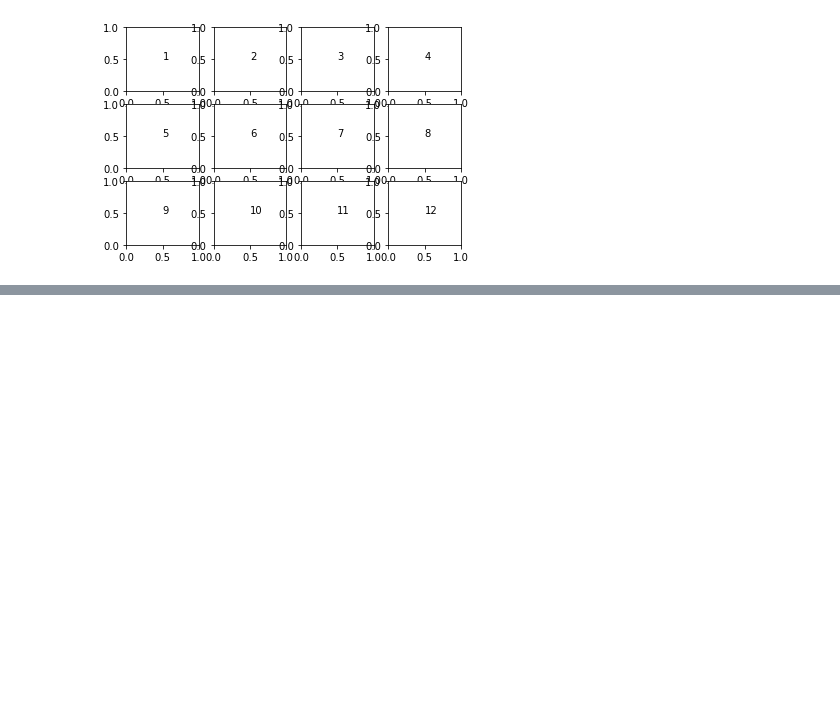
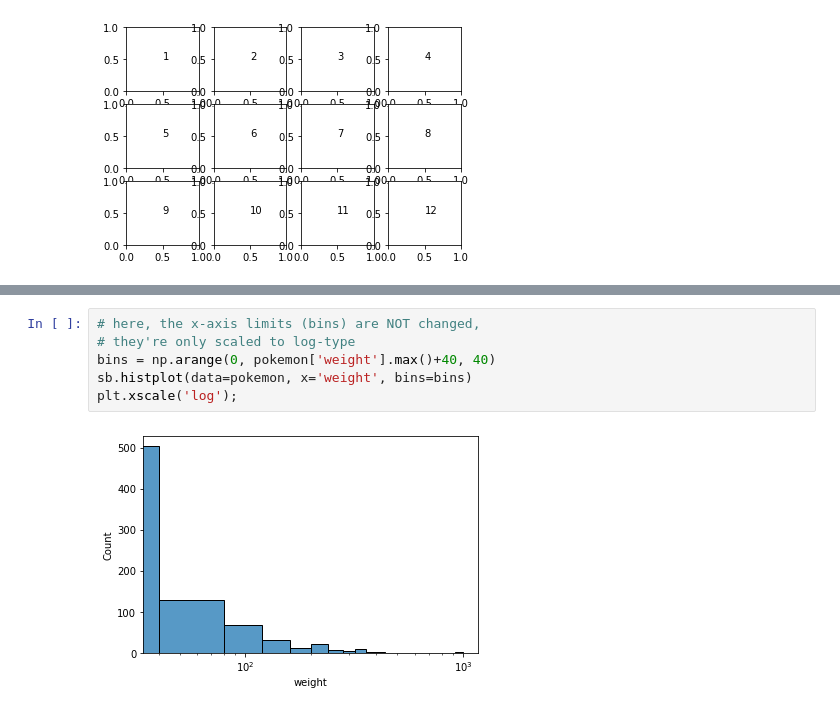
Before and after one commit to tharcyla/data-visualization, a Jupyter notebook: 03_Univariate-Exploration-of-Data.ipynb, the cells around one changed output, grey strips where cells are left out. Saved outputs shown, nothing was run; the diff lists cells and outputs as text; blank space fills up the shorter version.

```diff
--- a/03_Univariate-Exploration-of-Data.ipynb
+++ b/03_Univariate-Exploration-of-Data.ipynb
@@ -968,0 +981,8 @@ plt.xlim((0,6));
+# %%
+# here, the x-axis limits (bins) are NOT changed,
+# they're only scaled to log-type
+bins = np.arange(0, pokemon['weight'].max()+40, 40)
+sb.histplot(data=pokemon, x='weight', bins=bins)
+plt.xscale('log');
+# %% [output]
+[figure, added]
```
Also changed, not shown: parts of 58 cells of this notebook.
